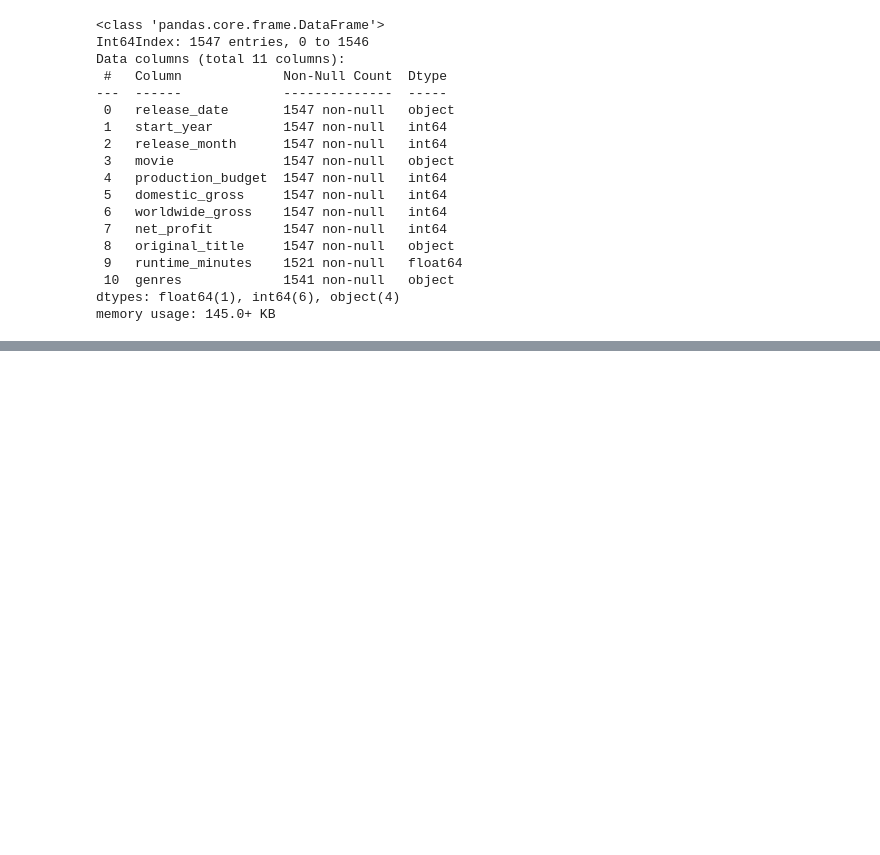
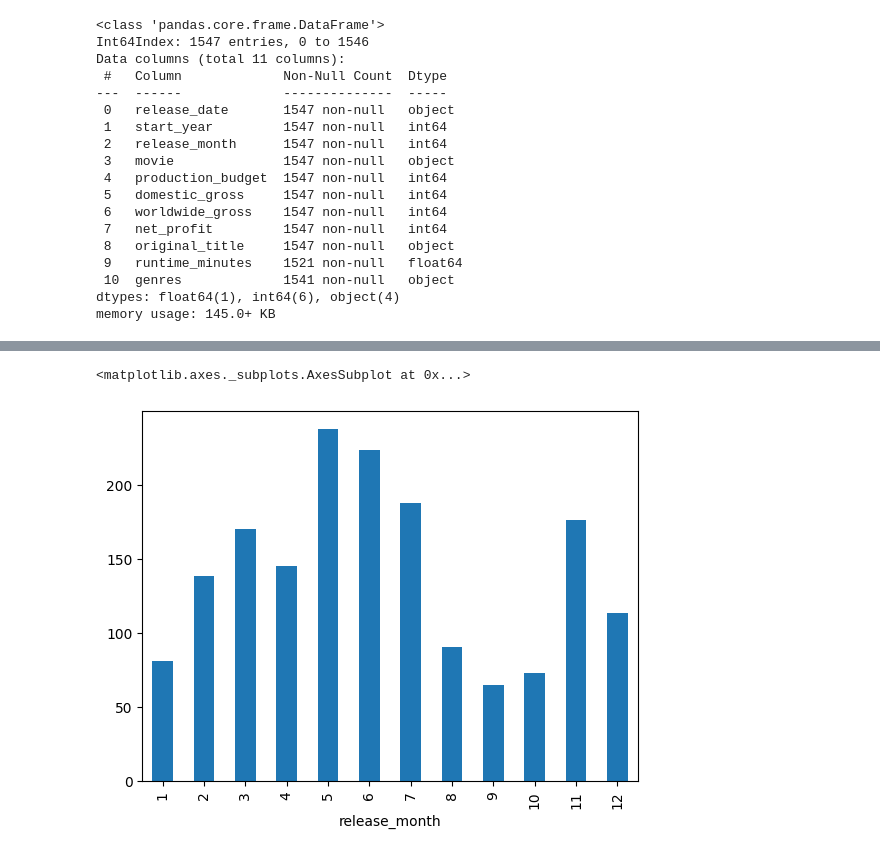
Before and after one commit to KenHoffman95/Movie-Box-Office-Predictor-, a Jupyter notebook: Data Cleaning and Feature Engineering.ipynb, the cells around one changed output, grey strips where cells are left out. Cells and saved outputs as stored; diff of their text form; code cells hidden in the pictures; blank space fills up the shorter version.

```diff
--- a/Data Cleaning and Feature Engineering.ipynb
+++ b/Data Cleaning and Feature Engineering.ipynb
@@ -246,3 +246,8 @@ Data columns (total 11 columns):
  10  genres             1541 non-null   object
 dtypes: float64(1), int64(6), object(4)
 memory usage: 145.0+ KB
+# %%
+df_movies['production_budget_millions'] = df_movies['production_budget']/1000000
+df_movies['domestic_gross_millions'] = df_movies['domestic_gross']/1000000
+df_movies['worldwide_gross_millions'] = df_movies['worldwide_gross']/1000000
+df_movies['net_profit_millions'] = df_movies['net_profit']/1000000
@@ -248,0 +310,5 @@ memory usage: 145.0+ KB
+# %%
+df_movies['worldwide_gross_millions'].groupby(df_movies['release_month']).mean().plot(kind='bar')
+# %% [output]
+<matplotlib.axes._subplots.AxesSubplot at 0x...>
+[figure, added]
```
Also changed, not shown: parts of 10 cells of this notebook.
